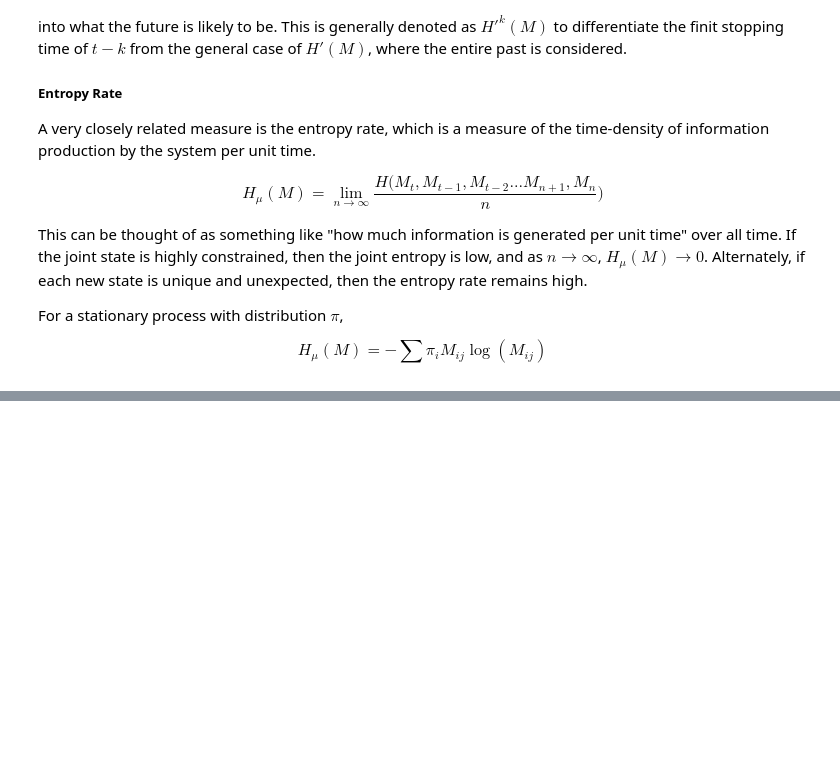
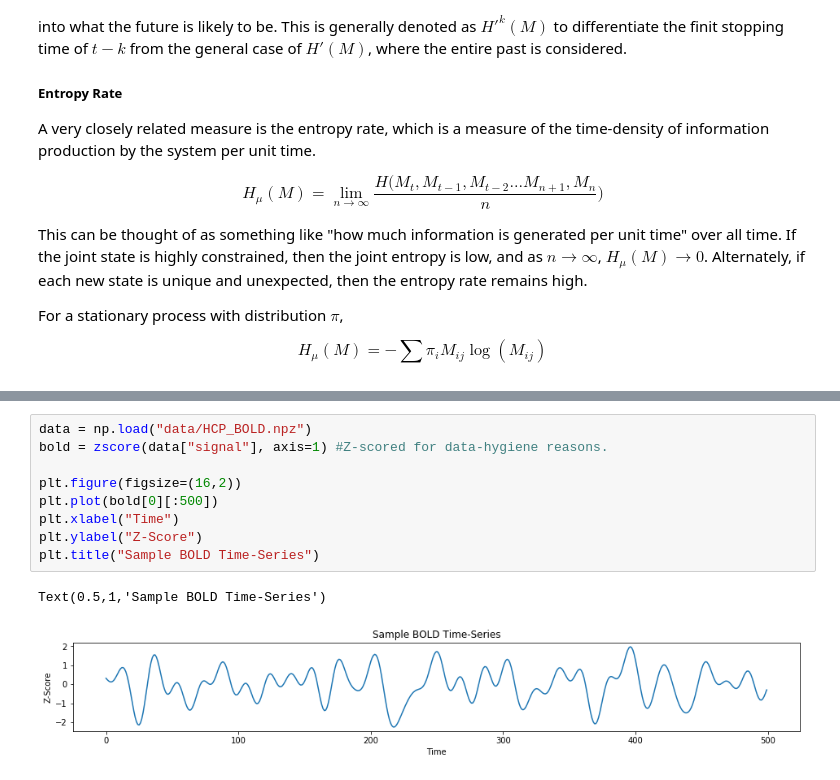
Before and after one commit to thosvarley/info-theory-group, a Jupyter notebook: Meeting4_10_2_2020.ipynb, the cells around one changed output, grey strips where cells are left out. Drawn from its saved outputs; the diff is of its cells as text; blank space fills up the shorter version.

```diff
--- a/Meeting4_10_2_2020.ipynb
+++ b/Meeting4_10_2_2020.ipynb
@@ -249,0 +405,12 @@ When dealing with a complex system that evolves through time, a natural question
+# %%
+data = np.load("data/HCP_BOLD.npz")
+bold = zscore(data["signal"], axis=1) #Z-scored for data-hygiene reasons.
+
+plt.figure(figsize=(16,2))
+plt.plot(bold[0][:500])
+plt.xlabel("Time")
+plt.ylabel("Z-Score")
+plt.title("Sample BOLD Time-Series")
+# %% [output]
+Text(0.5,1,'Sample BOLD Time-Series')
+[figure, added]
```
Also changed, not shown: parts of 20 cells of this notebook.
